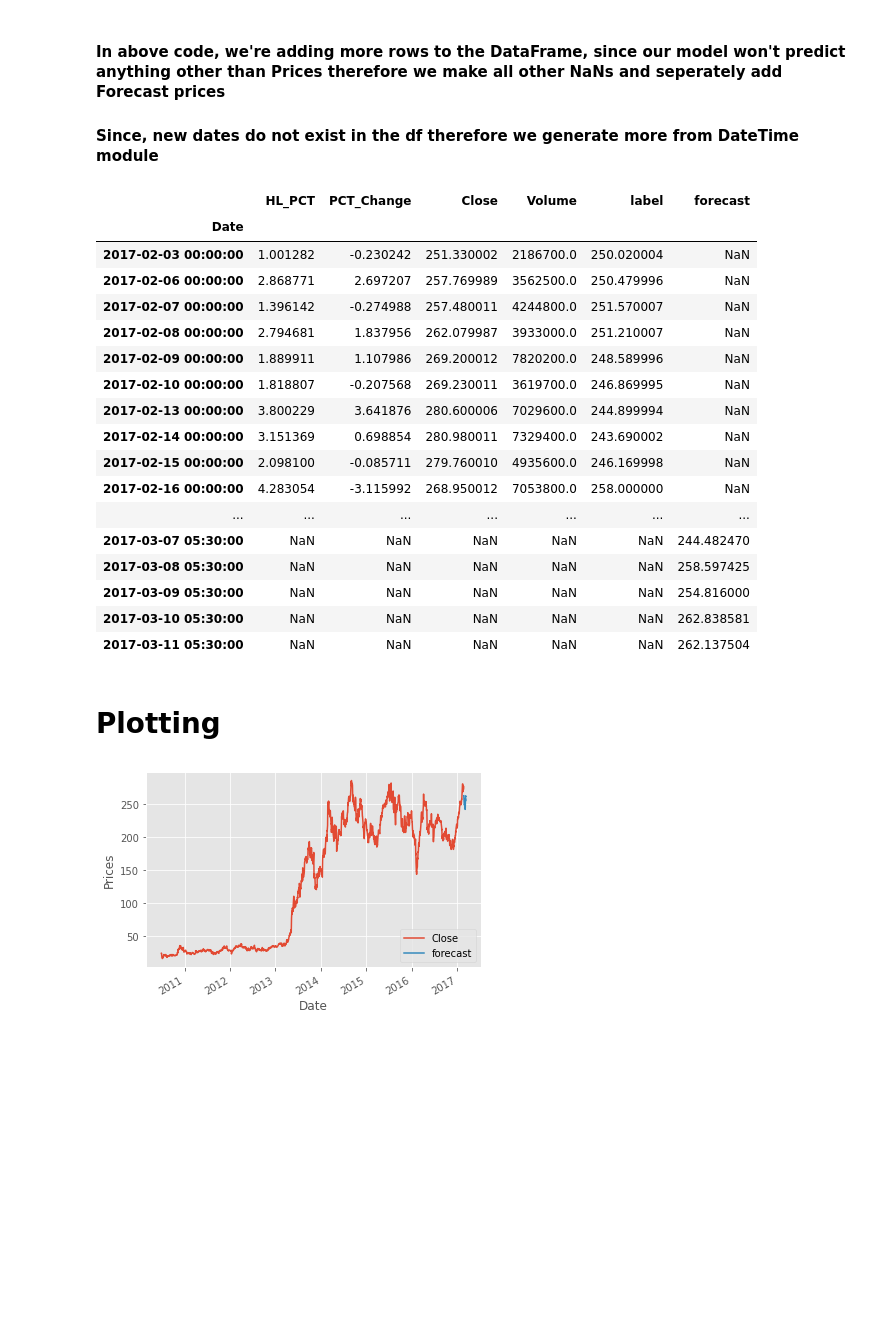
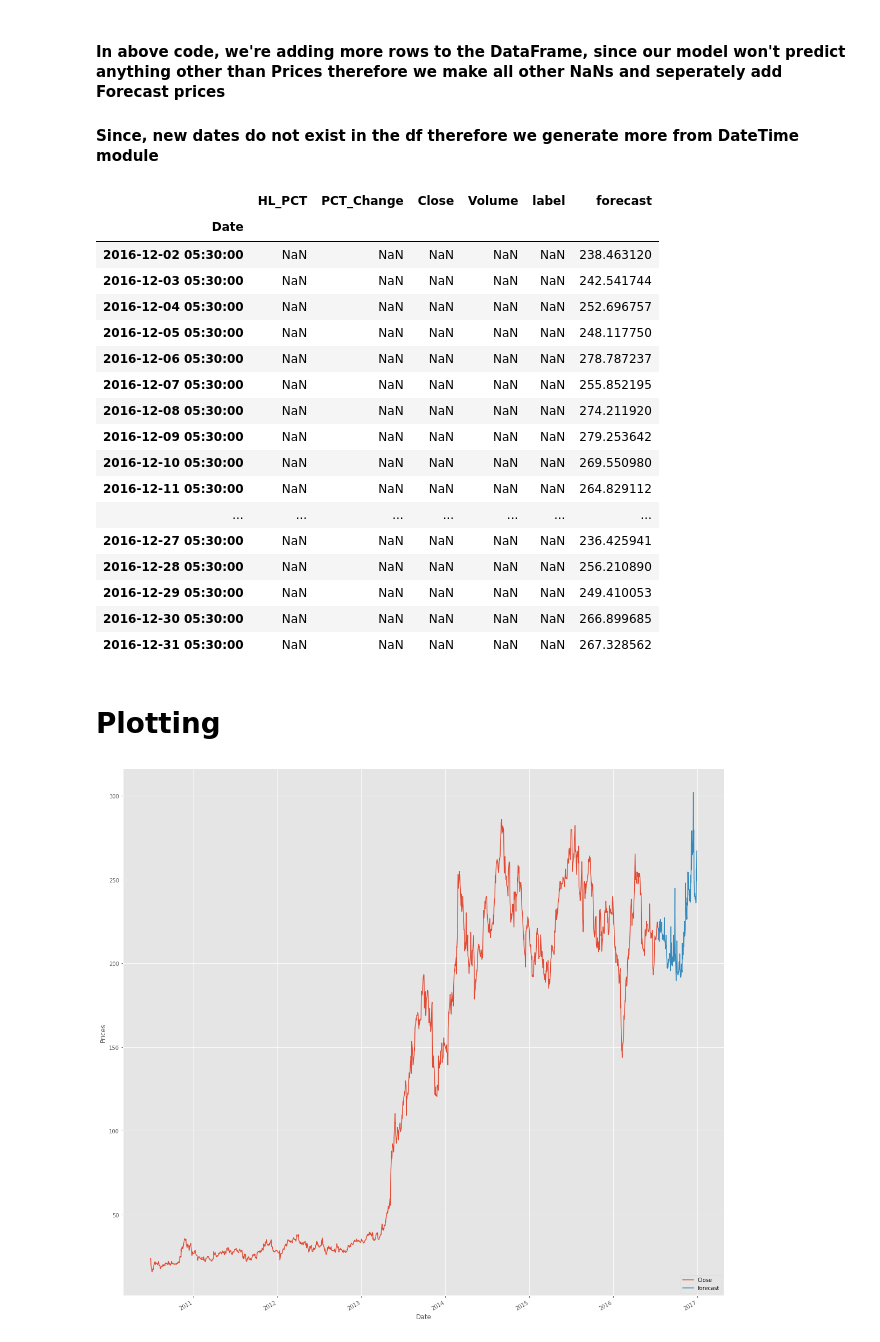
Before and after one commit to kartickgupta/CoderForNow, a Jupyter notebook: python/Machine-Learning/ML-01-Linear-Regression.ipynb, the cells around one changed output. Cells and saved outputs as stored; diff of their text form; code cells hidden in the pictures; blank space fills up the shorter version.

```diff
--- a/python/Machine-Learning/ML-01-Linear-Regression.ipynb
+++ b/python/Machine-Learning/ML-01-Linear-Regression.ipynb
@@ -63,7 +64,7 @@ forcast_out = math.ceil(0.01*len(df))
 #### This was done so that we can actually decide that for how many values / days / rows in future the value has to be predicted.
 # %%
 forecast_col = 'Close'
-forecast_out = math.ceil(0.01*len(df))
+forecast_count = math.ceil(0.1*len(df))
 df.fillna(-99999, inplace=True)
-print(forecast_out)
+print(forecast_count)
 # %% [output]
@@ -89,6 +90,6 @@ Name: Volume, Length: 1675, dtype: int64
 #### above iloc is used to demostrate the shift taking place in the DataFrame which you can see below.
 # %%
-df['label'] = df[forecast_col].shift(-forecast_out)
+df['label'] = df[forecast_col].shift(-forecast_count)
 # %%
 df
 # %% [output]
@@ -138,8 +139,8 @@ array([[13.67536423,  9.03129813, -1.15117251,  3.3752191 ],
 #### 2. Data for prediction    - X_lately
 As decieded, we seperate the last 1% data from X and move it to X_lately for prediction
 # %%
-X_lately = X[-forecast_out:]
-X = X[:-forecast_out]
+X_lately = X[-forecast_count:]
+X = X[:-forecast_count]
 df.dropna(inplace=True)
 y = np.array(df['label'])
 print(len(X), len(y))
@@ -235,22 +236,22 @@ df.tail(30)
 # %% [output]
 |  | HL_PCT | PCT_Change | Close | Volume | label | forecast |
 | Date |  |  |  |  |  |  |
-| 2017-02-03 00:00:00 | 1.001282 | -0.230242 | 251.330002 | 2186700.0 | 250.020004 | NaN |
-| 2017-02-06 00:00:00 | 2.868771 | 2.697207 | 257.769989 | 3562500.0 | 250.479996 | NaN |
-| 2017-02-07 00:00:00 | 1.396142 | -0.274988 | 257.480011 | 4244800.0 | 251.570007 | NaN |
-| 2017-02-08 00:00:00 | 2.794681 | 1.837956 | 262.079987 | 3933000.0 | 251.210007 | NaN |
-| 2017-02-09 00:00:00 | 1.889911 | 1.107986 | 269.200012 | 7820200.0 | 248.589996 | NaN |
-| 2017-02-10 00:00:00 | 1.818807 | -0.207568 | 269.230011 | 3619700.0 | 246.869995 | NaN |
-| 2017-02-13 00:00:00 | 3.800229 | 3.641876 | 280.600006 | 7029600.0 | 244.899994 | NaN |
-| 2017-02-14 00:00:00 | 3.151369 | 0.698854 | 280.980011 | 7329400.0 | 243.690002 | NaN |
-| 2017-02-15 00:00:00 | 2.098100 | -0.085711 | 279.760010 | 4935600.0 | 246.169998 | NaN |
-| 2017-02-16 00:00:00 | 4.283054 | -3.115992 | 268.950012 | 7053800.0 | 258.000000 | NaN |
+| 2016-12-02 05:30:00 | NaN | NaN | NaN | NaN | NaN | 238.463120 |
+| 2016-12-03 05:30:00 | NaN | NaN | NaN | NaN | NaN | 242.541744 |
+| 2016-12-04 05:30:00 | NaN | NaN | NaN | NaN | NaN | 252.696757 |
+| 2016-12-05 05:30:00 | NaN | NaN | NaN | NaN | NaN | 248.117750 |
+| 2016-12-06 05:30:00 | NaN | NaN | NaN | NaN | NaN | 278.787237 |
+| 2016-12-07 05:30:00 | NaN | NaN | NaN | NaN | NaN | 255.852195 |
+| 2016-12-08 05:30:00 | NaN | NaN | NaN | NaN | NaN | 274.211920 |
+| 2016-12-09 05:30:00 | NaN | NaN | NaN | NaN | NaN | 279.253642 |
+| 2016-12-10 05:30:00 | NaN | NaN | NaN | NaN | NaN | 269.550980 |
+| 2016-12-11 05:30:00 | NaN | NaN | NaN | NaN | NaN | 264.829112 |
 | ... | ... | ... | ... | ... | ... | ... |
-| 2017-03-07 05:30:00 | NaN | NaN | NaN | NaN | NaN | 244.482470 |
-| 2017-03-08 05:30:00 | NaN | NaN | NaN | NaN | NaN | 258.597425 |
-| 2017-03-09 05:30:00 | NaN | NaN | NaN | NaN | NaN | 254.816000 |
-| 2017-03-10 05:30:00 | NaN | NaN | NaN | NaN | NaN | 262.838581 |
-| 2017-03-11 05:30:00 | NaN | NaN | NaN | NaN | NaN | 262.137504 |
+| 2016-12-27 05:30:00 | NaN | NaN | NaN | NaN | NaN | 236.425941 |
+| 2016-12-28 05:30:00 | NaN | NaN | NaN | NaN | NaN | 256.210890 |
+| 2016-12-29 05:30:00 | NaN | NaN | NaN | NaN | NaN | 249.410053 |
+| 2016-12-30 05:30:00 | NaN | NaN | NaN | NaN | NaN | 266.899685 |
+| 2016-12-31 05:30:00 | NaN | NaN | NaN | NaN | NaN | 267.328562 |
 # %% [markdown]
 # Plotting
 # %%
@@ -258,9 +259,10 @@ style.use('ggplot')
 # %%
 df['Close'].plot()
 df['forecast'].plot()
 plt.legend(loc = 4)
 plt.xlabel('Date')
 plt.ylabel('Prices')
+plt.rcParams["figure.figsize"] = (20, 20)
 plt.show()
 # %% [output]
-[figure, old version]
+[figure, new version]
```
Also changed, not shown: parts of 11 cells of this notebook, 2 other files.
